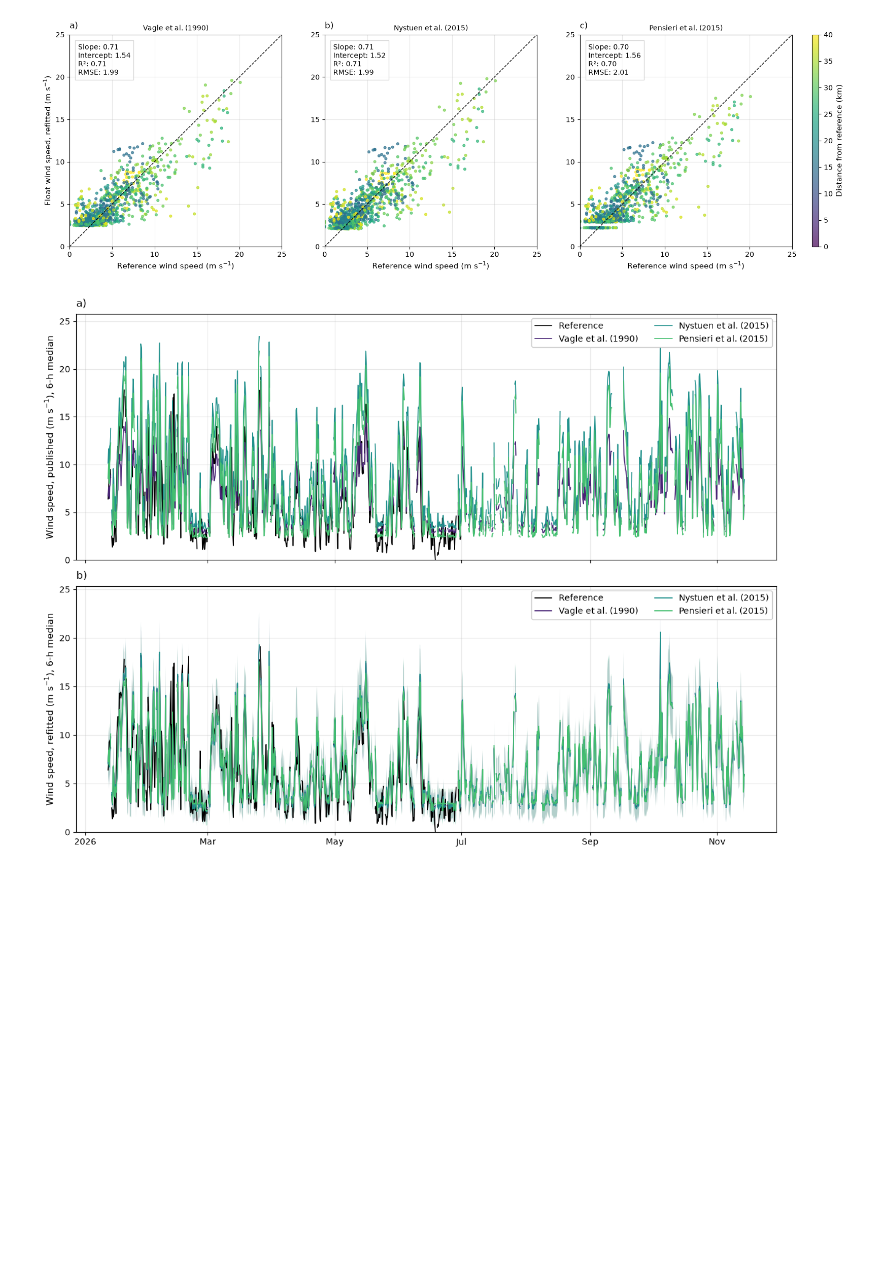
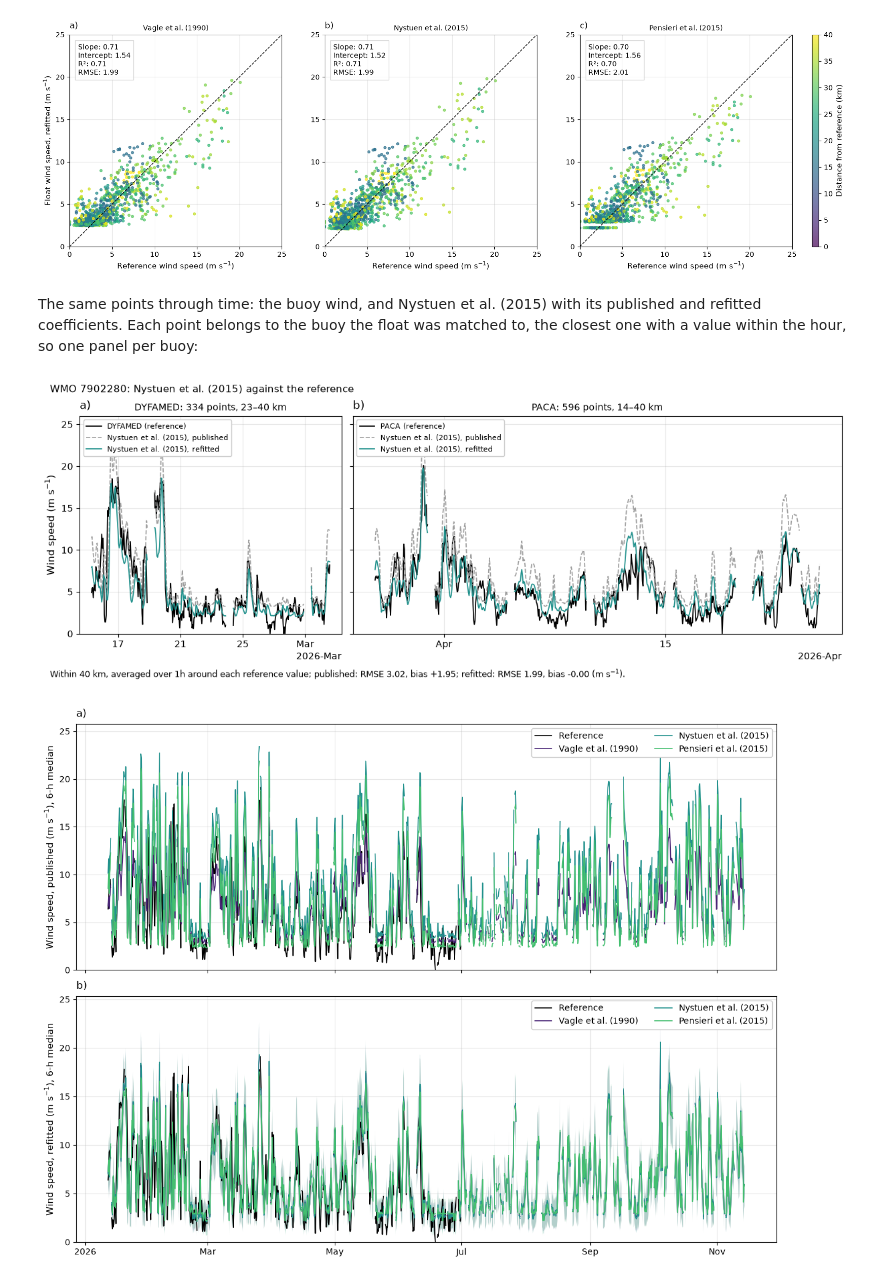
Before and after one commit to louisedelaigue/ArgoPAL, a Jupyter notebook: examples/argopal_tutorial.ipynb, the cells around one changed output. Cells and saved outputs as stored; diff of their text form; code cells hidden in the pictures; blank space fills up the shorter version.

Commit message:
Wind time series against the reference buoys

```diff
--- a/examples/argopal_tutorial.ipynb
+++ b/examples/argopal_tutorial.ipynb
@@ -387,6 +386,15 @@ Restricted to the 40 km used for fitting, the statistics match `wind_fits`:
 fig, axes = argopal.plot_wind_fit(cal["park"], max_distance_km=40)
 # %% [output]
 [figure]
+# %% [markdown]
+The same points through time: the buoy wind, and Nystuen et al. (2015)
+with its published and refitted coefficients.  Each point belongs to the
+buoy the float was matched to, the closest one with a value within the
+hour, so one panel per buoy:
+# %%
+fig, axes = argopal.plot_reference_timeseries(cal["park"], annotate=True)
+# %% [output]
+[figure, added]
 # %%
 fig, axes = argopal.plot_wind(cal["park"])
 # %% [output]
```
Also changed, not shown: parts of 2 cells of this notebook, 9 other files.
